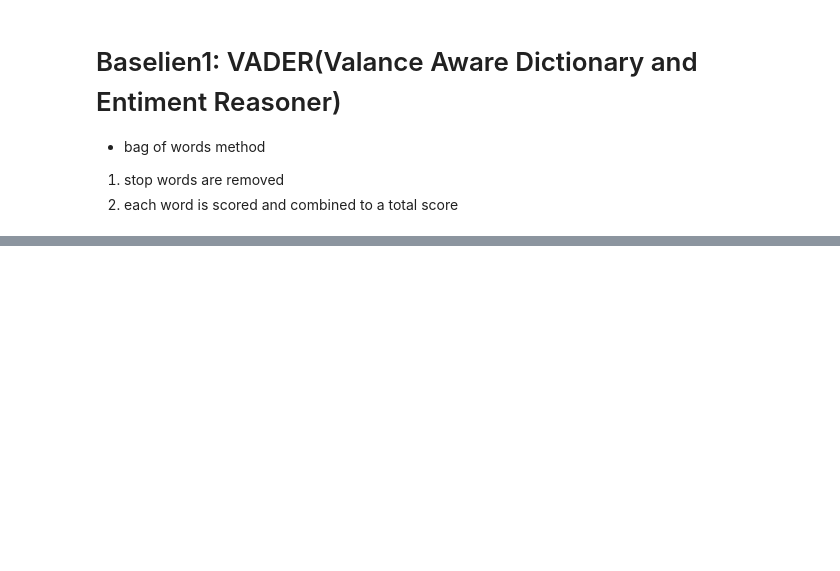
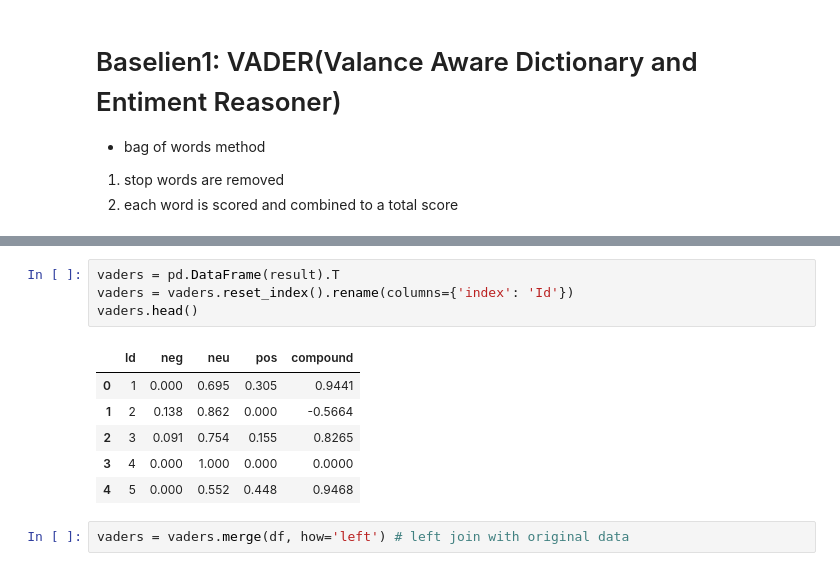
Before and after one commit to kdeng-gzcn/NLP-learning, a Jupyter notebook: NLTK Transformer project/project.ipynb, the cells around one changed output, grey strips where cells are left out. Drawn from its saved outputs; the diff is of its cells as text; blank space fills up the shorter version.

```diff
--- a/NLTK Transformer project/project.ipynb
+++ b/NLTK Transformer project/project.ipynb
@@ -133,0 +178,13 @@ entities.pprint()
+# %%
+vaders = pd.DataFrame(result).T
+vaders = vaders.reset_index().rename(columns={'index': 'Id'})
+vaders.head()
+# %% [output]
+|  | Id | neg | neu | pos | compound |
+| 0 | 1 | 0.000 | 0.695 | 0.305 | 0.9441 |
+| 1 | 2 | 0.138 | 0.862 | 0.000 | -0.5664 |
+| 2 | 3 | 0.091 | 0.754 | 0.155 | 0.8265 |
+| 3 | 4 | 0.000 | 1.000 | 0.000 | 0.0000 |
+| 4 | 5 | 0.000 | 0.552 | 0.448 | 0.9468 |
+# %%
+vaders = vaders.merge(df, how='left') # left join with original data
```
Also changed, not shown: parts of 17 cells of this notebook.
